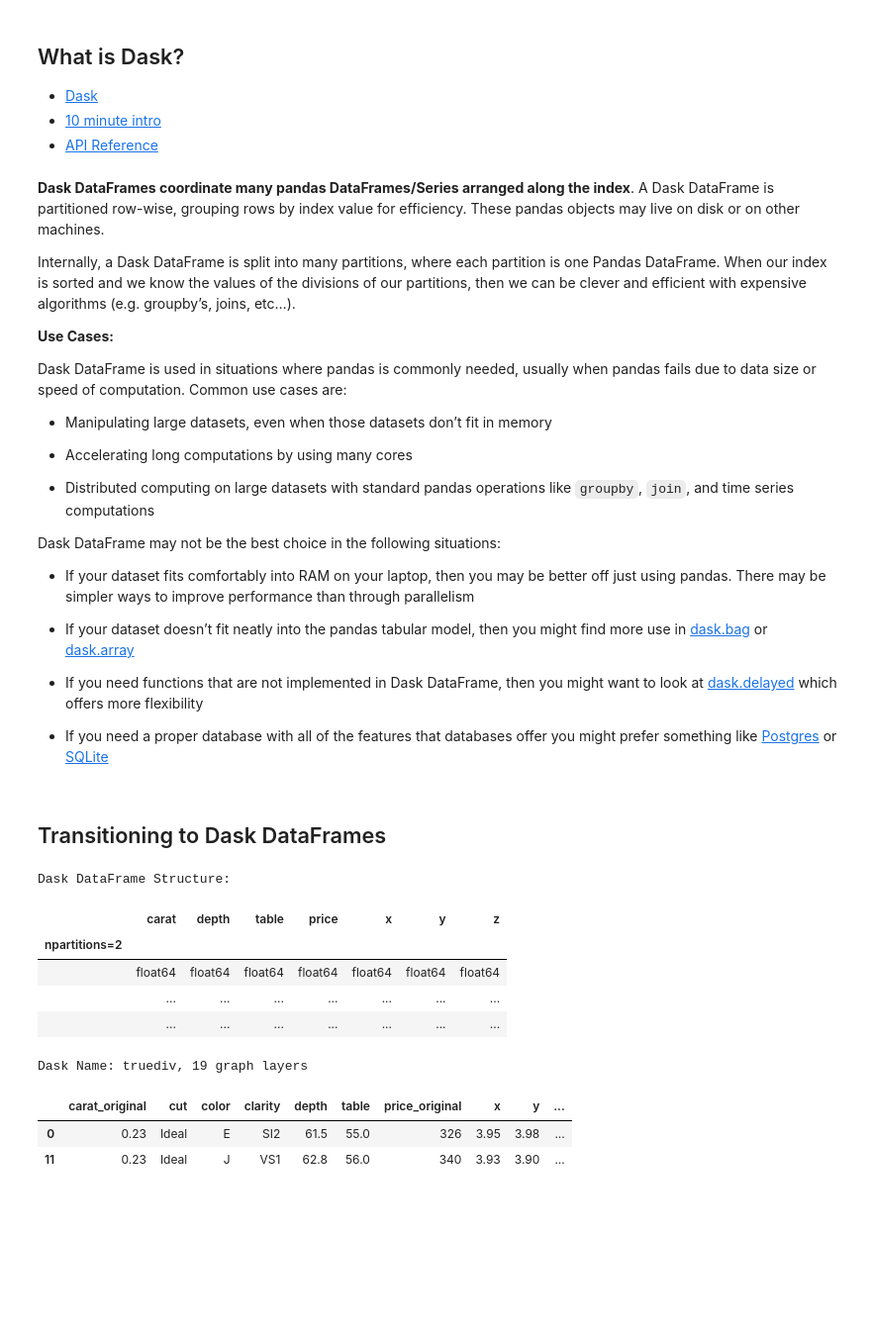
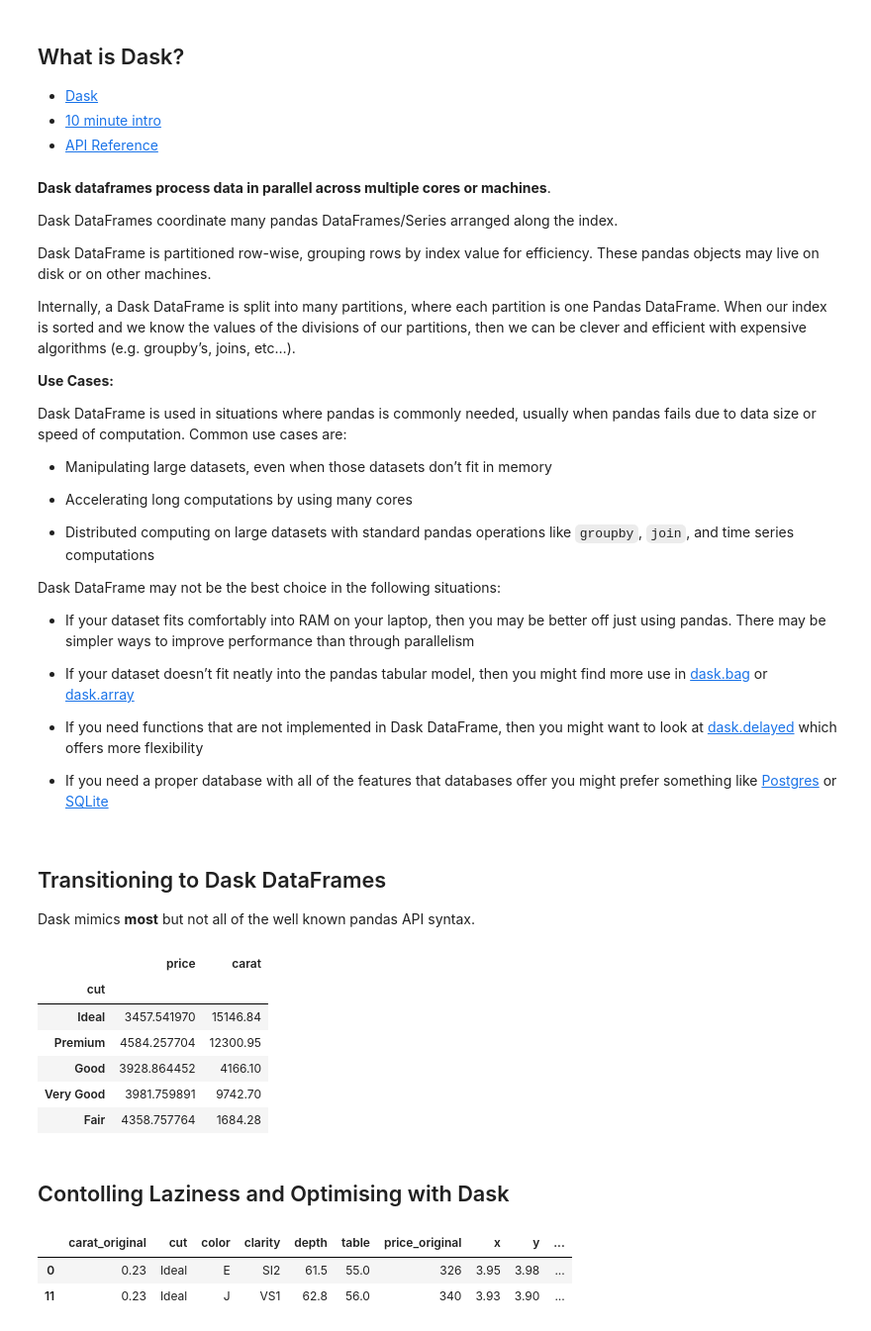
Before and after one commit to Sydney-Informatics-Hub/ParallelPython, a Jupyter notebook: notebooks/01b-TransitionToDask.ipynb, the cells around one changed output. Shown at 99% size. Drawn from its saved outputs; the diff is of its cells as text; code cells hidden in the pictures; blank space fills up the shorter version.

Commit message:
reorganising dask

```diff
--- a/notebooks/01b-TransitionToDask.ipynb
+++ b/notebooks/01b-TransitionToDask.ipynb
@@ -6,7 +6,11 @@
 - [API Reference ](https://docs.dask.org/en/stable/dataframe-api.html)
 # %% [markdown]
 
-**Dask DataFrames coordinate many pandas DataFrames/Series arranged along the index**. A Dask DataFrame is partitioned row-wise, grouping rows by index value for efficiency. These pandas objects may live on disk or on other machines.
+**Dask dataframes process data in parallel across multiple cores or machines**.
+
+Dask DataFrames coordinate many pandas DataFrames/Series arranged along the index.
+
+Dask DataFrame is partitioned row-wise, grouping rows by index value for efficiency. These pandas objects may live on disk or on other machines.
 
 Internally, a Dask DataFrame is split into many partitions, where each partition is one Pandas DataFrame. When our index is sorted and we know the values of the divisions of our partitions, then we can be clever and efficient with expensive algorithms (e.g. groupby’s, joins, etc…).
 
@@ -43,34 +47,56 @@ df = sns.load_dataset('diamonds')
-# %% [markdown]
-## Transitioning to Dask DataFrames
+# %% [markdown]
+## Transitioning to Dask DataFrames
+
+Dask mimics **most** but not all of the well known pandas API syntax.
 # %%
-# load ddf from existing df
+# IO ----------------------------------------------------------------
+
+# loading into a dask dataframe
+ddf = dd.read_csv('diamonds.csv') #reading multiple files with patterns dd.read_csv('d*.csv')
 ddf = dd.from_pandas(df,npartitions = 2)
-# many loading options available
 
-ddf #dask dataframe
 # by default it has lazy execution where computation are triggered by compute() (or head)
 ddf.compute() # convert dd to pd.DataFrame
 ddf.head(2)
 
-# Attributes of Dask dataframe distinct from pd.Dataframe
+# Inspecting ----------------------------------------------------------------
 ddf.npartitions # number of partitions
 ddf.divisions # Divisions includes the minimum value of every partition’s index and the maximum value of the last partition’s index
 ddf.partitions[1] # access a particular partition
 ddf.partitions[1].index # which have similar pd.DataFrame attributes
+ddf.describe().compute() # general stats
+ddf.dtypes  # access attributes
 
-# Special consideration
+# Columns
+ddf[["carat","price"]] # subset columns
+ddf['new_column'] = ddf['carat'] * ddf['depth'] # creating new column
+
+# Filtering rows ----------------------------------------------------------------
+
+ddf.query('price > 50') # same as pd.DataFrame
+
+ddf.loc[15:20] # subseing rows
+
+# Group by Aggregations ----------------------------------------------------------------
 
 # By default, groupby methods return an object with only 1 partition.
 # This is to optimize performance, and assumes the groupby reduction returns an object that is small enough to fit into memory.
 # If your returned object is larger than this, you can increase the number of output partitions using the split_out argument.
-ddf.groupby('cut').mean() #npartitions=1
-ddf.groupby('cut').mean(split_out=2) #npartitions=2
+ddf.groupby('cut').price.mean() #npartitions=1
+#ddf.groupby('cut').mean(split_out=2) #npartitions=2
+
+# dask aggregate has more features than pandas agg equivalent, supports reductions on the same group.
+ddf_aggs = (ddf.groupby('cut')
+    .aggregate({"price":"mean","carat":"sum"})).compute()
+ddf_aggs
 # %% [output]
-Dask DataFrame Structure:
-|  | carat | depth | table | price | x | y | z |
-| npartitions=2 |  |  |  |  |  |  |  |
-|  | float64 | float64 | float64 | float64 | float64 | float64 | float64 |
-|  | ... | ... | ... | ... | ... | ... | ... |
-|  | ... | ... | ... | ... | ... | ... | ... |
+|  | price | carat |
+| cut |  |  |
+| Ideal | 3457.541970 | 15146.84 |
+| Premium | 4584.257704 | 12300.95 |
+| Good | 3928.864452 | 4166.10 |
+| Very Good | 3981.759891 | 9742.70 |
+| Fair | 4358.757764 | 1684.28 |
-Dask Name: truediv, 19 graph layers
+# %% [markdown]
+## Contolling Laziness and Optimising with Dask
 # %%
```
Also changed, not shown: parts of 4 cells of this notebook, 4 other files.
